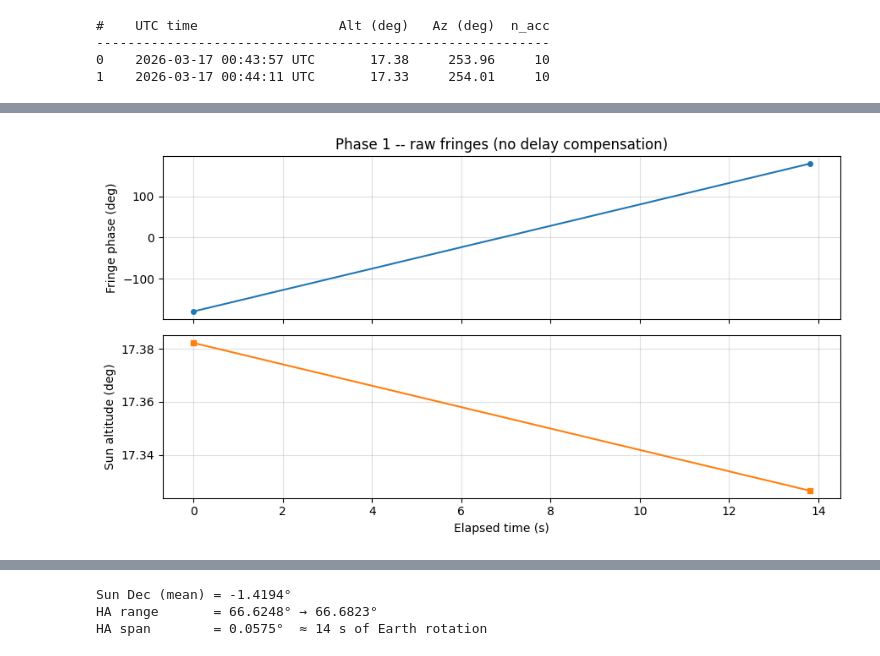
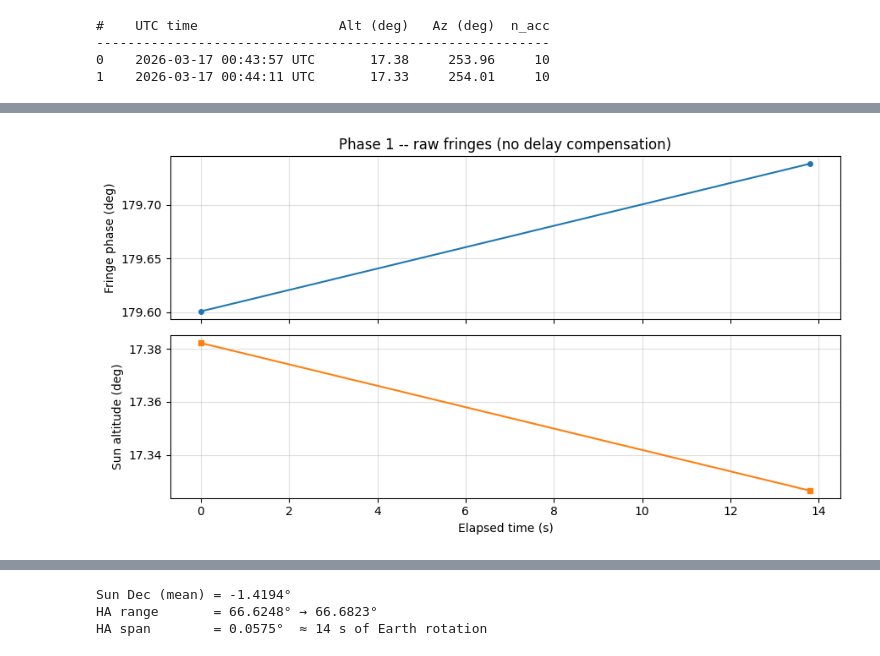
Before and after one commit to raw-asparagus/ay-121, a Jupyter notebook: labs/03/analysis.ipynb, the cells around one changed output, grey strips where cells are left out. Saved outputs shown, nothing was run; the diff lists cells and outputs as text; code cells hidden in the pictures.

```diff
--- a/labs/03/analysis.ipynb
+++ b/labs/03/analysis.ipynb
@@ -103,25 +94,25 @@ plt.show()
 # %%
 times      = np.array([float(f['unix_time']) for f in files])
-# Positive-frequency half, excluding DC (ch 0 = 10 GHz, no fringe info)
-fringe_phi = np.array([np.angle(f['corr'][:N_POS][1:].sum()) for f in files])
+# All channels except DC (ch 0); fringe phase from broadband average
+fringe_phi = np.array([np.angle(f['corr'][1:].sum()) for f in files])
 alt        = np.array([float(f['alt_deg']) for f in files])
 
 t_sec = times - times[0]
 
 fig, axes = plt.subplots(2, 1, figsize=(9, 5), sharex=True)
 
 axes[0].plot(t_sec, np.degrees(fringe_phi), 'o-', ms=4)
 axes[0].set_ylabel('Fringe phase (deg)')
 axes[0].set_title('Phase 1 -- raw fringes (no delay compensation)')
 axes[0].grid(True, alpha=0.4)
 
 axes[1].plot(t_sec, alt, 's-', ms=4, color='C1')
 axes[1].set_ylabel('Sun altitude (deg)')
 axes[1].set_xlabel('Elapsed time (s)')
 axes[1].grid(True, alpha=0.4)
 
 plt.tight_layout()
 plt.show()
 # %% [output]
-[figure, old version]
+[figure, new version]
 # %%
```
Also changed, not shown: parts of 6 cells of this notebook, 4 other files.
